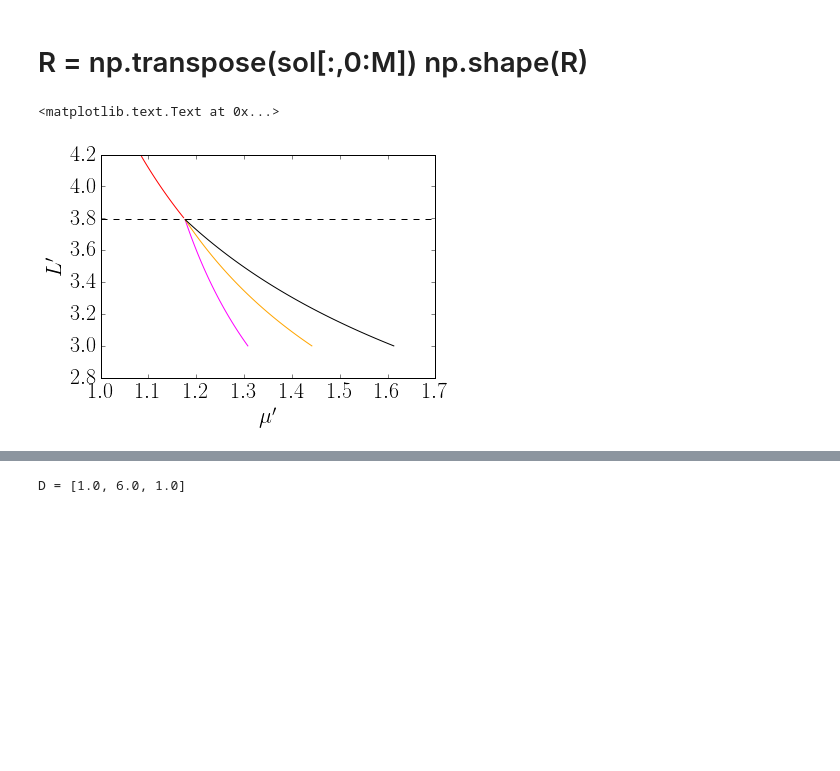
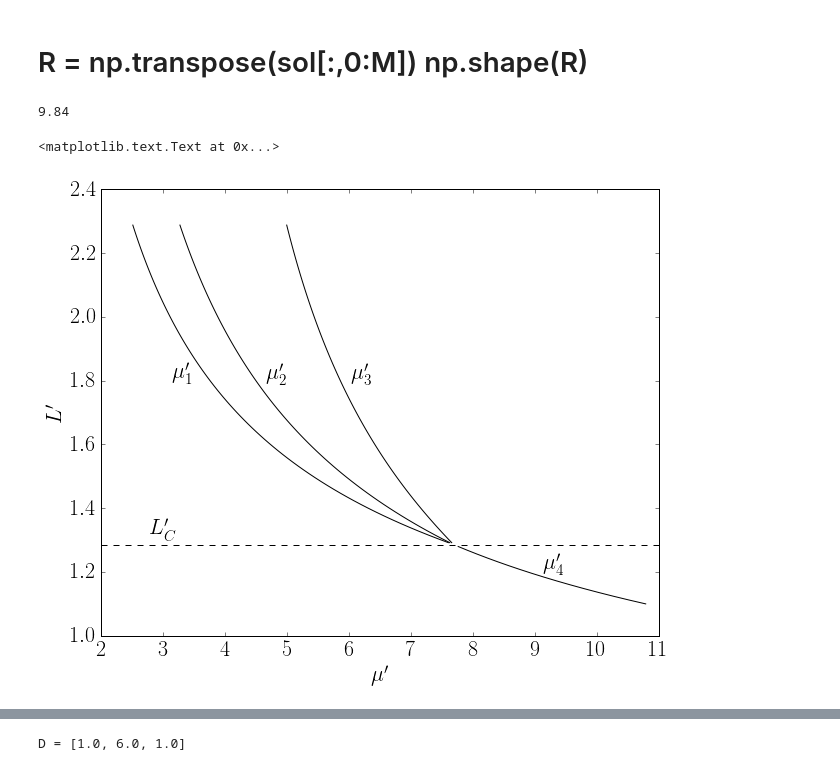
Before and after one commit to reand705/IGP, a Jupyter notebook: Method_Of_LinesIGP_MAX.ipynb, the cells around one changed output, grey strips where cells are left out. Drawn from its saved outputs; the diff is of its cells as text; code cells hidden in the pictures; blank space fills up the shorter version.

Commit message:
Exibe os 'mu's criticos nos graficos LxMu. todo mundo morto para gamma = 0.5git add Method_Of_LinesIGP_MAX.ipynb !

```diff
--- a/Method_Of_LinesIGP_MAX.ipynb
+++ b/Method_Of_LinesIGP_MAX.ipynb
@@ -434,23 +434,21 @@ plt.axis([0,140,0,20])
 #SEARCH FOR PARAMETERS FOR BEAUTIFUL PLOTS
 Nl = 100 #Número de pontos de L
 Nmu = 100 #Número de pontos de MU
-L = [3 + 0.012*j for j in range(0,Nl)]
-MU = [0.7 + 0.013*i for i in range(0,Nmu)]
+L = [1.1 + 0.012*j for j in range(0,Nl)]
+MU = [2 + 0.08*i for i in range(0,Nmu)]
 t = np.linspace(0,Tmax,N)
-m1 = 1.05
-m2 = 0.95
-gamma = 1.4
-alpha = 2.0
+m1 = 0.95
+m2 = 1.05
+gamma = 0.5
+alpha = 1.0
 beta = 1.0
-amplitude = 10
+amplitude = 1
 
-Rfinal = np.zeros((Nl,Nmu))
-C1final = np.zeros((Nl,Nmu))
-C2final = np.zeros((Nl,Nmu))
+plt.figure(figsize=(10,8))
 
 #escolha os Ds
-D1 = 2.0
-D2 = 8.0
+D1 = 7.0
+D2 = 3.0
 DR = 1.0
 
 MU1 = np.zeros(Nl)
@@ -464,47 +462,63 @@ for i in range (0,Nl):
     d_1 = D1/(L[i]**2)
     d_2 = D2/(L[i]**2)
     d_r = DR/(L[i]**2)
-    #mus determinado pelo método variacional
+    #mu's given by VA
     MU1[i] = mu_1()
     MU2[i] = mu_2()
     MU3[i] = mu_3()
     MU4[i] = mu_4()
 
 #Mu_i's
-if gamma < 1 and (D2/m2 - D1*gamma/m1)*1/(gamma - 1) > 0: #Coexistência se L > Lc
+if gamma < 1 and (D2/m2 - D1*gamma/m1)*1/(gamma - 1) > 0: #Coexistence if L > Lc
     newL = [L[i] for i in range(0,Nl) if L[i] < Lc()]
-    plt.plot(MU1[len(newL):],L[len(newL):],color = 'magenta')
-    plt.plot(MU2[len(newL):],L[len(newL):],color = 'orange')
+    plt.plot(MU1[len(newL):],L[len(newL):],color = 'black')
+    plt.annotate(r"$\mu'_1$",(np.mean(MU1[len(newL):]),np.mean(L[len(newL):])),textcoords="offset points",xytext=(-65,0))
+
+    plt.plot(MU2[len(newL):],L[len(newL):],color = 'black')
+    plt.annotate(r"$\mu'_2$",(np.mean(MU2[len(newL):]),np.mean(L[len(newL):])),textcoords="offset points",xytext=(-10,0))
+
     plt.plot(MU3[len(newL):],L[len(newL):],color = 'black')
-    plt.plot(MU4[0:len(newL)],newL,color = 'red')
+    plt.annotate(r"$\mu'_3$",(np.mean(MU3[len(newL):]),np.mean(L[len(newL):])),textcoords="offset points",xytext=(0,0))
+
+    plt.plot(MU4[0:len(newL)],newL,color = 'black')
+    plt.annotate(r"$\mu'_4$",(np.mean(MU4[0:len(newL)]),np.mean(newL)),textcoords="offset points",xytext=(0,0))
 
 elif gamma < 1:
     plt.plot(MU1,L,color = 'blue')
     plt.plot(MU2,L,color = 'magenta')
     plt.plot(MU3,L,color = 'black')
 
-elif gamma > 1 and (D2/m2 - D1*gamma/m1)*1/(gamma - 1) > 0: #Coexistência se L < Lc
+elif gamma > 1 and (D2/m2 - D1*gamma/m1)*1/(gamma - 1) > 0: #Coexistence if L < Lc
     newL = [L[i] for i in range(0,Nl) if L[i] < Lc()]
-    plt.plot(MU1[0:len(newL)],newL,color = 'magenta')
-    plt.plot(MU2[0:len(newL)],newL,color = 'orange')
+    plt.plot(MU1[0:len(newL)],newL,color = 'black')
+    plt.annotate(r"$\mu'_1$",(np.mean(MU1[0:len(newL)]),np.mean(newL)),textcoords="offset points",xytext=(-20,-50))
+
+    plt.plot(MU2[0:len(newL)],newL,color = 'black')
+    plt.annotate(r"$\mu'_2$",(np.mean(MU2[0:len(newL)]),np.mean(newL)),textcoords="offset points",xytext=(40,-50))
+
     plt.plot(MU3[0:len(newL)],newL,color = 'black')
-    plt.plot(MU4[len(newL):],L[len(newL):],color = 'red')
+    plt.annotate(r"$\mu'_3$",(np.mean(MU3[0:len(newL)]),np.mean(newL)),textcoords="offset points",xytext=(65,-50))
+
+    plt.plot(MU4[len(newL):],L[len(newL):],color = 'black')
+    plt.annotate(r"$\mu'_4$",(np.mean(MU4[len(newL):]),np.mean(L[len(newL):])),textcoords="offset points",xytext=(0,0))
 
 elif gamma > 1:
     plt.plot(MU4,L,color = 'red')
 
 #Lc
 
 plt.axhline(y=Lc(), color='black', linestyle='--')
+plt.annotate(r"$L'_C$",(MU[10],Lc()),textcoords="offset points",xytext=(0,5))
 
-#plt.axis([0.7,2,3,4.1]) #Lembrar: gamma = 0.5 -> L [0.8,2.0] mu [0,25]. gamma = 1.5 -> L [1.5,2.7] mu [0,12.5]
+#plt.axis([0.7,2,3,4.1])
 plt.xlabel(r"$\mu'$")
 plt.ylabel(r"$L'$")
 #plt.title(r"$D_R = %.0f,D_1 = %.0f,D_2 = %.0f,\gamma = %.1f$" %(DR, D1, D2, gamma))
 #plt.savefig("Plots/g%dD1%dDR%d.png" %(gamma*10,D1,DR))
 # %% [output]
-<matplotlib.text.Text at 0x...>
+9.84
+<matplotlib.text.Text at 0x...>
-[figure, old version]
+[figure, new version]
 # %%
 #Gera os dados para fazer o gráfico L x mu
 Nl = 10 #Número de pontos de L
```
Also changed, not shown: parts of 3 cells of this notebook.
